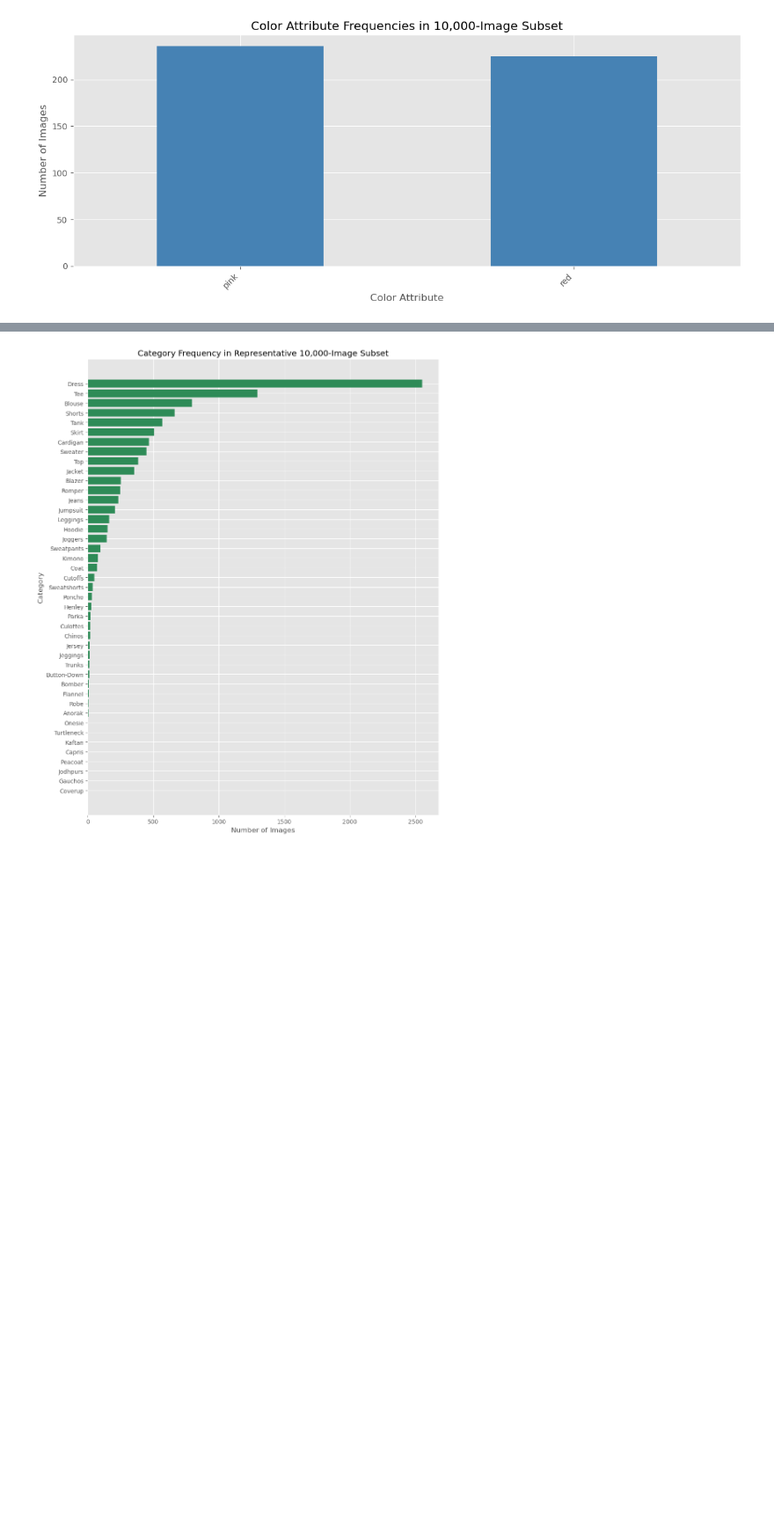
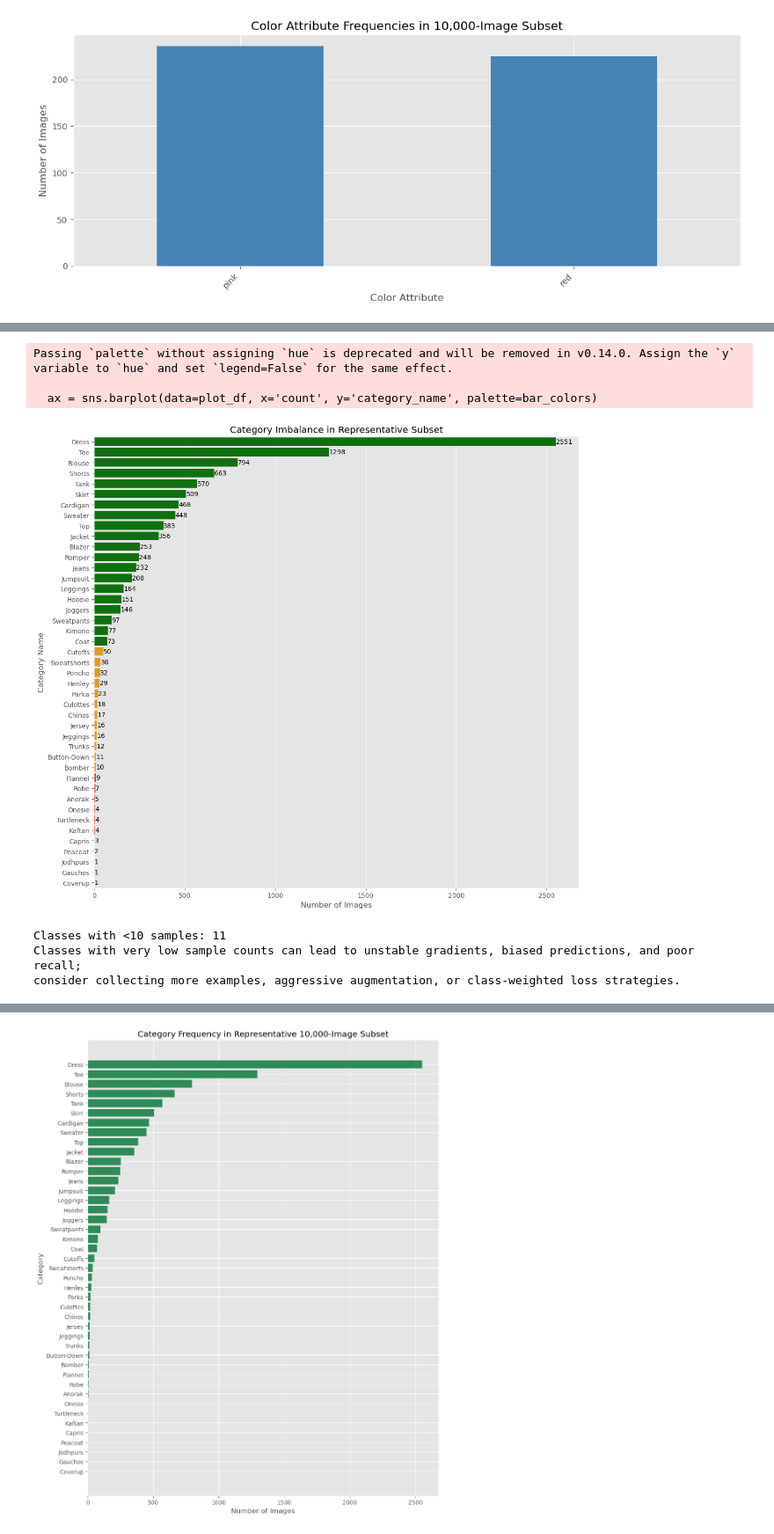
Before and after one commit to tintinHL/Individual-Predictive-coursework-WVQX7, a Jupyter notebook: deepfashion_subset_builder.ipynb, the cells around one changed output, grey strips where cells are left out. Shown at 88% size. Saved outputs shown, nothing was run; the diff lists cells and outputs as text; code cells hidden in the pictures; blank space fills up the shorter version.

```diff
--- a/deepfashion_subset_builder.ipynb
+++ b/deepfashion_subset_builder.ipynb
@@ -223,0 +367,61 @@ Color attribute columns used:
+# %%
+import pandas as pd
+from pathlib import Path
+import matplotlib.pyplot as plt
+import seaborn as sns
+
+try:
+    project_root = PROJECT_ROOT
+except NameError:
+    project_root = Path.cwd()
+
+csv_path = project_root / 'final_subset_representative.csv'
+if not csv_path.exists():
+    raise FileNotFoundError(f'File not found: {csv_path}')
+subset_df = pd.read_csv(csv_path)
+
+if 'category_label' not in subset_df.columns:
+    raise KeyError('category_label column is required for class imbalance analysis.')
+
+# Load category name mapping
+category_file = project_root / 'Anno_coarse' / 'list_category_cloth.txt'
+category_meta = pd.read_csv(category_file, sep=r'\s+', engine='python', skiprows=1)
+category_meta = category_meta.reset_index(drop=True)
+if 'category_name' not in category_meta.columns:
+    category_meta.columns = ['category_name'] + list(category_meta.columns[1:])
+category_meta['category_label_0idx'] = category_meta.index
+label_to_name = dict(zip(category_meta['category_label_0idx'], category_meta['category_name']))
+
+# Count per category
+counts = subset_df['category_label'].value_counts().sort_values(ascending=False)
+plot_df = counts.reset_index()
+plot_df.columns = ['category_label', 'count']
+plot_df['category_name'] = plot_df['category_label'].map(label_to_name).fillna('Unknown')
+
+# Colour-code by sample count: red (<10), orange (10-50), green (>50)
+bar_colors = plot_df['count'].apply(
+    lambda c: 'red' if c < 10 else ('orange' if c <= 50 else 'green')
+).tolist()
+
+plt.figure(figsize=(12, max(7, len(plot_df) * 0.25)))
+ax = sns.barplot(data=plot_df, x='count', y='category_name', palette=bar_colors)
+for i, cnt in enumerate(plot_df['count']):
+    ax.text(cnt + 0.5, i, str(int(cnt)), va='center', ha='left')
+ax.set_title('Category Imbalance in Representative Subset')
+ax.set_xlabel('Number of Images')
+ax.set_ylabel('Category Name')
+plt.tight_layout()
+plt.show()
+
+low_count = int((plot_df['count'] < 10).sum())
+print(f'Classes with <10 samples: {low_count}')
+print('Classes with very low sample counts can lead to unstable gradients, biased predictions, and poor recall;')
+print('consider collecting more examples, aggressive augmentation, or class-weighted loss strategies.')
+# %% [output]
+Passing `palette` without assigning `hue` is deprecated and will be removed in v0.14.0. Assign the `y` variable to `hue` and set `legend=False` for the same effect.
+
+  ax = sns.barplot(data=plot_df, x='count', y='category_name', palette=bar_colors)
+[figure, added]
+Classes with <10 samples: 11
+Classes with very low sample counts can lead to unstable gradients, biased predictions, and poor recall;
+consider collecting more examples, aggressive augmentation, or class-weighted loss strategies.
```
Also changed, not shown: parts of 46 cells of this notebook, 4 other files.
